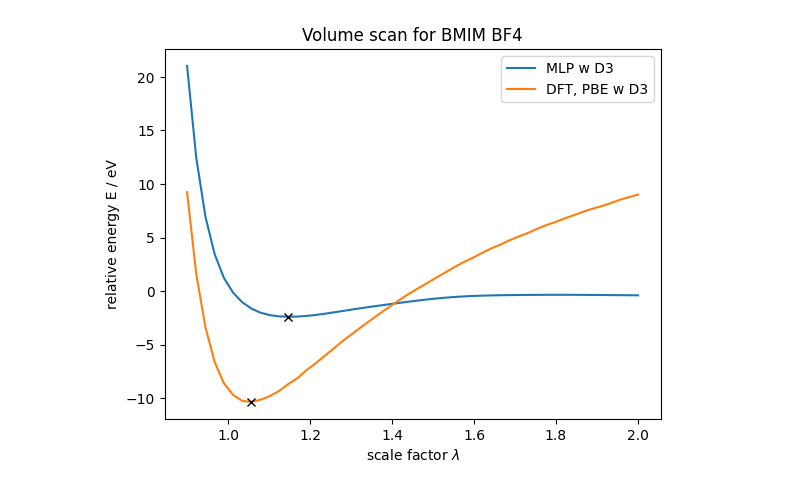
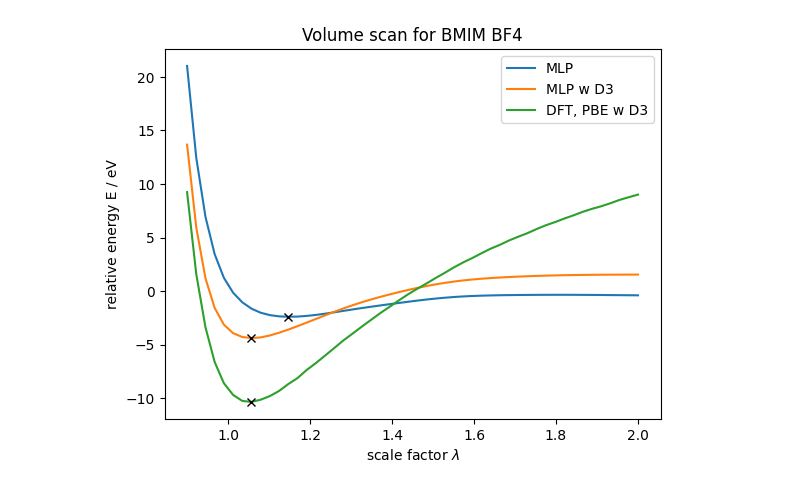
Before and after one commit to PythonFZ/MACE_foundations, a Jupyter notebook: analyse.ipynb, the cells around one changed output. Drawn from its saved outputs; the diff is of its cells as text; code cells hidden in the pictures.

```diff
--- a/analyse.ipynb
+++ b/analyse.ipynb
@@ -3,6 +3,9 @@ import zntrack
 import matplotlib.pyplot as plt
 import numpy as np
 # %%
-mlp = zntrack.from_rev("BMIM_BF4_BoxScale")
+vs = zntrack.from_rev("BMIM_BF4_BoxScale")
+
+mlp = zntrack.from_rev("BMIM_BF4_Prediction")
+mlp_d3 = zntrack.from_rev("BMIM_BF4_Prediction_1")
 dft = zntrack.from_rev("BMIM_BF4_CP2KSinglePoint")
 # %% [output]
@@ -11,40 +14,44 @@ dft = zntrack.from_rev("BMIM_BF4_CP2KSinglePoint")
 fig, ax = plt.subplots()
 
 mlp_energies = np.array([x.get_potential_energy() for x in mlp.atoms])
+mlp_d3_energies = np.array([x.get_potential_energy() for x in mlp_d3.atoms])
 dft_energies = np.array([x.get_potential_energy() for x in dft.atoms])
 
-x_data = np.linspace(mlp.start, mlp.stop, mlp.num)
+x_data = np.linspace(vs.start, vs.stop, vs.num)
 
 # subtract mean
 mlp_energies -= mlp_energies.mean()
+mlp_d3_energies -= mlp_d3_energies.mean()
 dft_energies -= dft_energies.mean()
 
 
 
 # ax.plot(mlp_min, mlp_energies[mlp_min], "x",  color="black")
 # ax.plot(dft_min, dft_energies[dft_min], "x", color="black")
 
 # ax.plot(mlp_energies, label="MLP")
 # ax.plot(dft_energies, label="DFT")
 
-ax.plot(x_data, mlp_energies, label="MLP w D3")
+ax.plot(x_data, mlp_energies, label="MLP")
+ax.plot(x_data, mlp_d3_energies, label="MLP w D3")
 ax.plot(x_data, dft_energies, label="DFT, PBE w D3")
 
 ax.set_xlabel("scale factor $\lambda$")
 
 # highlight the minimum
 mlp_min = mlp_energies.argmin()
+mlp_d3_min = mlp_d3_energies.argmin()
 dft_min = dft_energies.argmin()
 
 ax.plot(x_data[mlp_min], mlp_energies[mlp_min], "x",  color="black")
 ax.plot(x_data[dft_min], dft_energies[dft_min], "x", color="black")
-
+ax.plot(x_data[mlp_d3_min], mlp_d3_energies[mlp_d3_min], "x", color="black")
 
 ax.set_ylabel("relative energy E / eV")
 ax.set_title("Volume scan for BMIM BF4")
 
 ax.legend()
 
 fig.savefig("bmim_bf4_vs.png")
 # %% [output]
-[figure, old version]
+[figure, new version]
```
Also changed, not shown: parts of 1 cell of this notebook, 6 other files.
